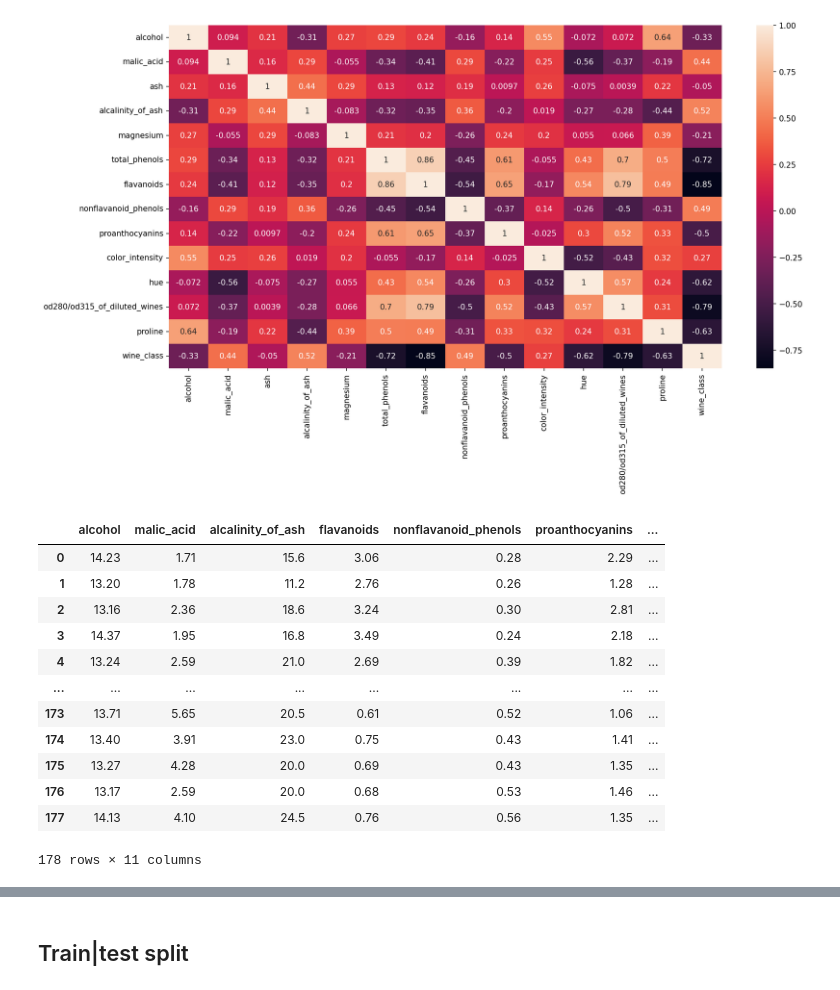
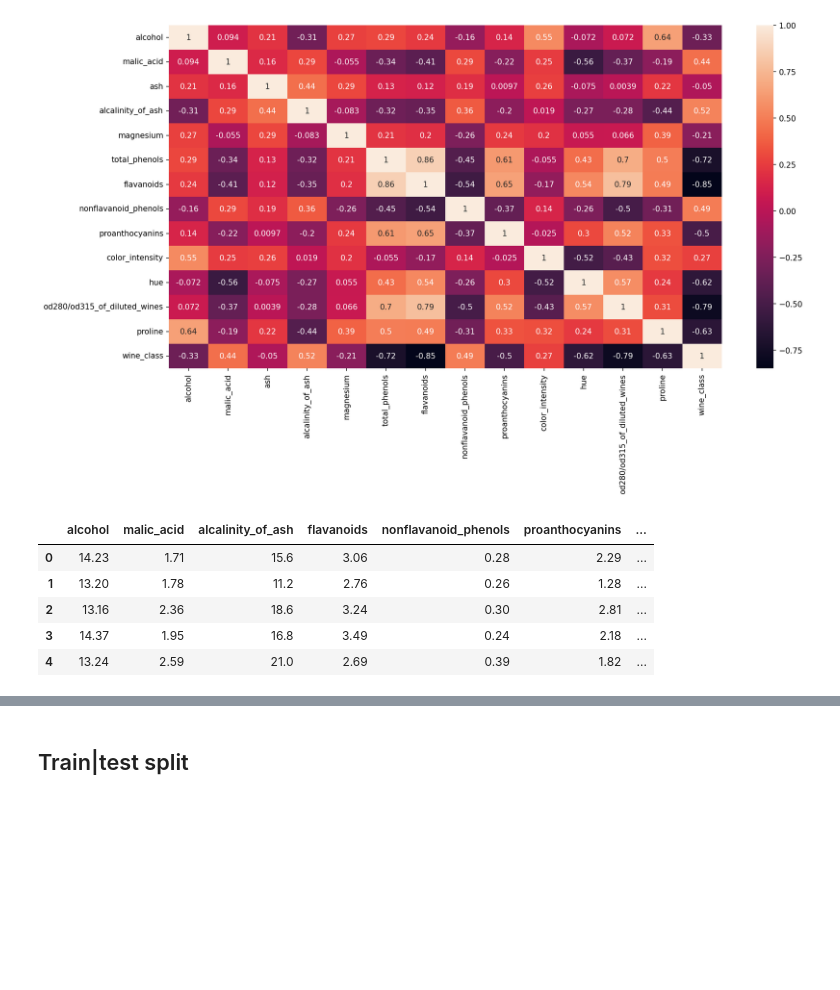
Before and after one commit to SusannaR11/AI_Engineering_OPA24_Susanna_Rokka, a Jupyter notebook: code-alongs/05_knn/knn2.ipynb, the cells around one changed output, grey strips where cells are left out. Cells and saved outputs as stored; diff of their text form; code cells hidden in the pictures; blank space fills up the shorter version.

```diff
--- a/code-alongs/05_knn/knn2.ipynb
+++ b/code-alongs/05_knn/knn2.ipynb
@@ -115,18 +115,12 @@ sns.heatmap(df_with_target.corr(), annot=True)
 <Axes: >
 [figure]
 # %%
-df_with_target.drop(["ash", "total_phenols", "magnesium"], axis=1)
+df_feature_select = df_with_target.drop(["ash", "total_phenols", "magnesium"], axis=1)
+df_feature_select.head()
 # %% [output]
 |  | alcohol | malic_acid | alcalinity_of_ash | flavanoids | nonflavanoid_phenols | proanthocyanins | ... |
 | 0 | 14.23 | 1.71 | 15.6 | 3.06 | 0.28 | 2.29 | ... |
 | 1 | 13.20 | 1.78 | 11.2 | 2.76 | 0.26 | 1.28 | ... |
 | 2 | 13.16 | 2.36 | 18.6 | 3.24 | 0.30 | 2.81 | ... |
 | 3 | 14.37 | 1.95 | 16.8 | 3.49 | 0.24 | 2.18 | ... |
 | 4 | 13.24 | 2.59 | 21.0 | 2.69 | 0.39 | 1.82 | ... |
-| ... | ... | ... | ... | ... | ... | ... | ... |
-| 173 | 13.71 | 5.65 | 20.5 | 0.61 | 0.52 | 1.06 | ... |
-| 174 | 13.40 | 3.91 | 23.0 | 0.75 | 0.43 | 1.41 | ... |
-| 175 | 13.27 | 4.28 | 20.0 | 0.69 | 0.43 | 1.35 | ... |
-| 176 | 13.17 | 2.59 | 20.0 | 0.68 | 0.53 | 1.46 | ... |
-| 177 | 14.13 | 4.10 | 24.5 | 0.76 | 0.56 | 1.35 | ... |
-178 rows × 11 columns
```
Also changed, not shown: parts of 12 cells of this notebook, 1 other file.
